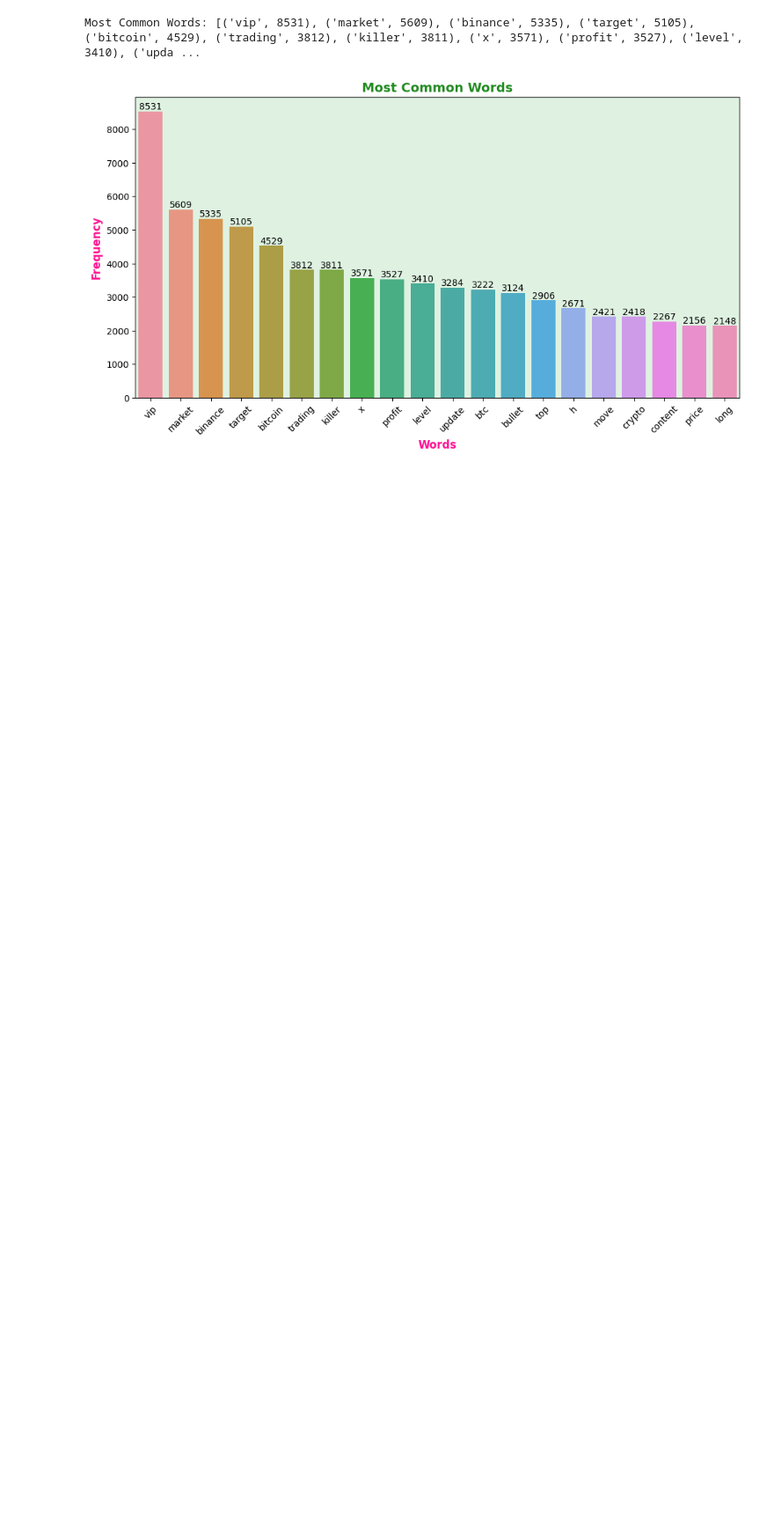
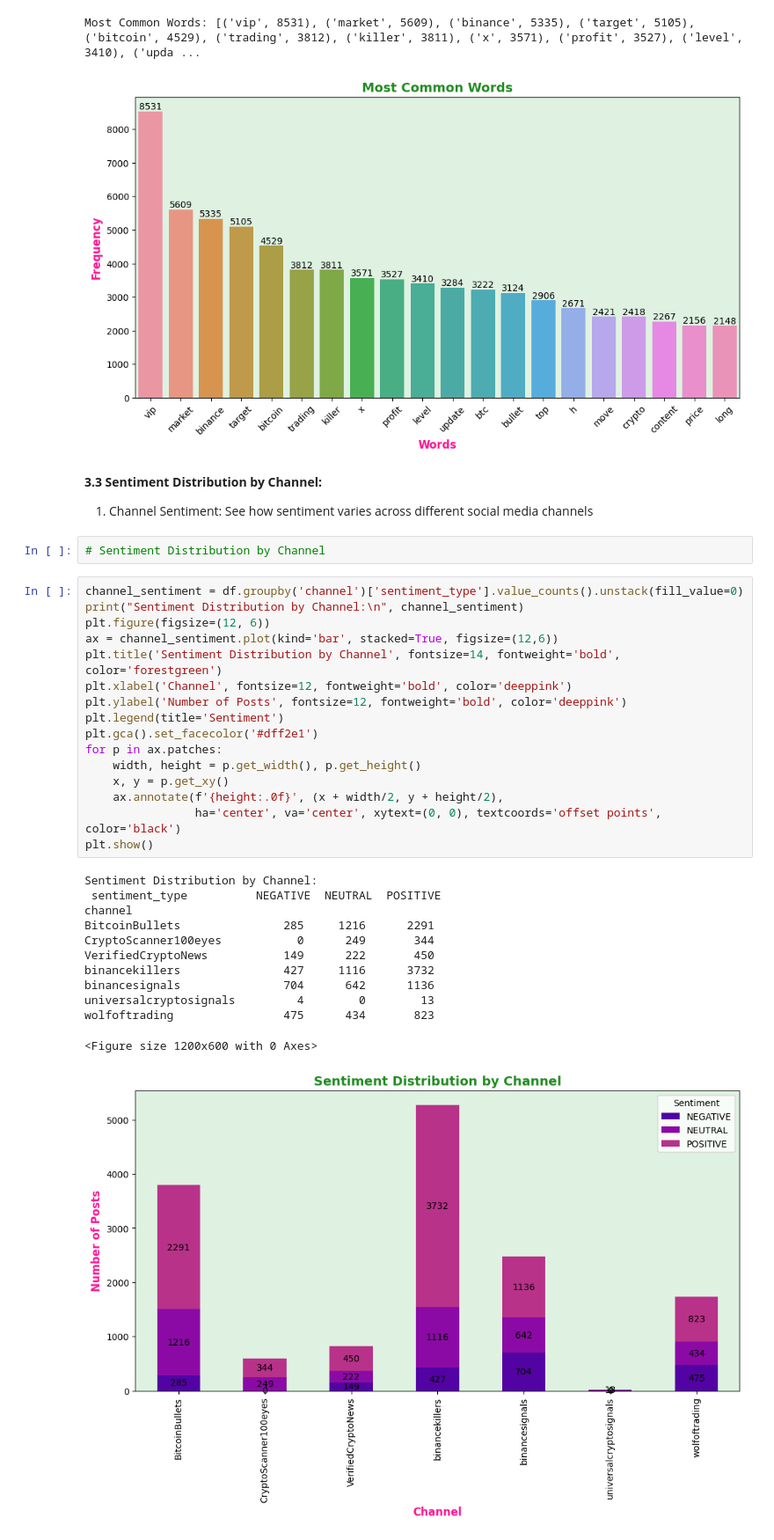
Before and after one commit to alistechworld/GOOGLE-Stock-Financial-News-2000-2025-EDA-ML, a Jupyter notebook: sentiment-analysis-social-media.ipynb, the cells around one changed output. Shown at 88% size. Cells and saved outputs as stored; diff of their text form; blank space fills up the shorter version.

Commit message:
Kaggle Notebook | Sentiment Analysis Social Media | Version 5

```diff
--- a/sentiment-analysis-social-media.ipynb
+++ b/sentiment-analysis-social-media.ipynb
@@ -287,3 +287,38 @@ plot_most_common_words(df['processed_text'])
 # %% [output]
 Most Common Words: [('vip', 8531), ('market', 5609), ('binance', 5335), ('target', 5105), ('bitcoin', 4529), ('trading', 3812), ('killer', 3811), ('x', 3571), ('profit', 3527), ('level', 3410), ('upda ...
 [figure]
+# %% [markdown]
+****3.3 Sentiment Distribution by Channel:****
+
+1. Channel Sentiment: See how sentiment varies across different social media channels
+# %%
+# Sentiment Distribution by Channel
+# %%
+channel_sentiment = df.groupby('channel')['sentiment_type'].value_counts().unstack(fill_value=0)
+print("Sentiment Distribution by Channel:\n", channel_sentiment)
+plt.figure(figsize=(12, 6))
+ax = channel_sentiment.plot(kind='bar', stacked=True, figsize=(12,6))
+plt.title('Sentiment Distribution by Channel', fontsize=14, fontweight='bold', color='forestgreen')
+plt.xlabel('Channel', fontsize=12, fontweight='bold', color='deeppink')
+plt.ylabel('Number of Posts', fontsize=12, fontweight='bold', color='deeppink')
+plt.legend(title='Sentiment')
+plt.gca().set_facecolor('#dff2e1')
+for p in ax.patches:
+    width, height = p.get_width(), p.get_height()
+    x, y = p.get_xy()
+    ax.annotate(f'{height:.0f}', (x + width/2, y + height/2),
+                ha='center', va='center', xytext=(0, 0), textcoords='offset points', color='black')
+plt.show()
+# %% [output]
+Sentiment Distribution by Channel:
+ sentiment_type          NEGATIVE  NEUTRAL  POSITIVE
+channel
+BitcoinBullets               285     1216      2291
+CryptoScanner100eyes           0      249       344
+VerifiedCryptoNews           149      222       450
+binancekillers               427     1116      3732
+binancesignals               704      642      1136
+universalcryptosignals         4        0        13
+wolfoftrading                475      434       823
+<Figure size 1200x600 with 0 Axes>
+[figure, added]
```
Also changed, not shown: parts of 1 cell of this notebook.
